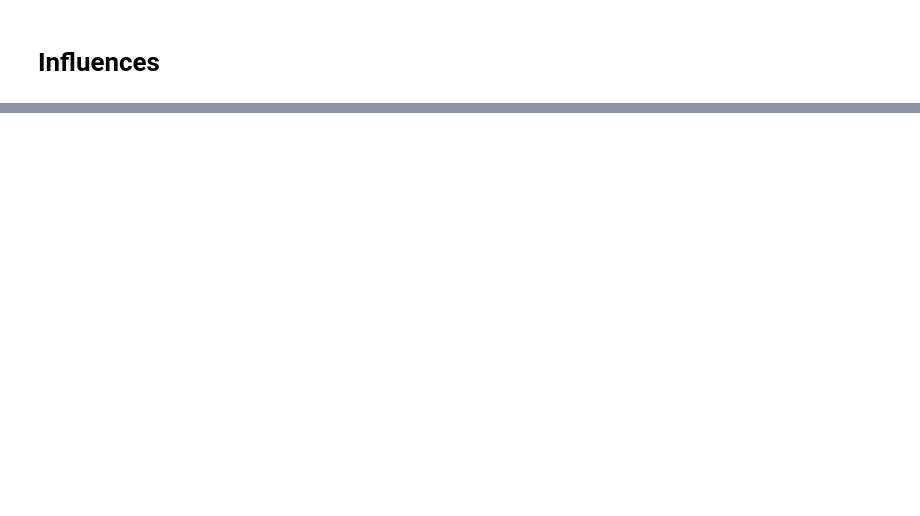
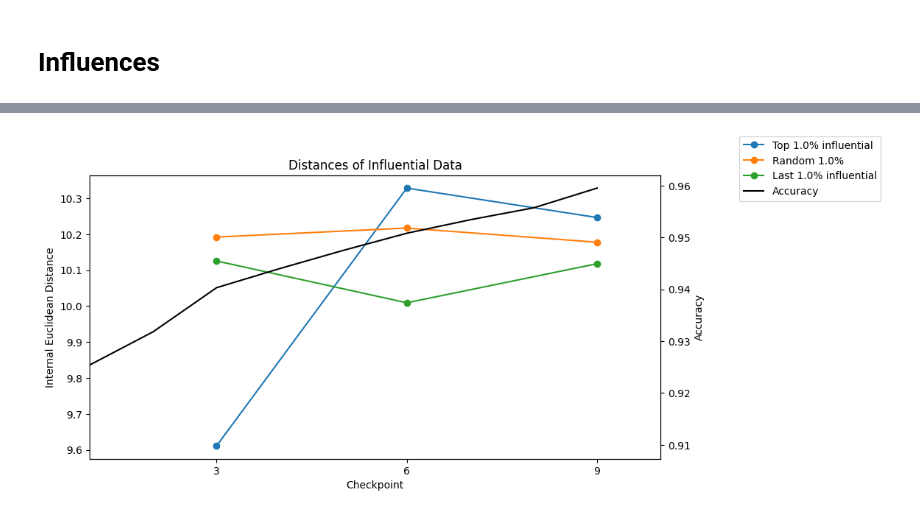
Before and after one commit to Rachelcoll/EULoInf, a Jupyter notebook: noteboooks/01_nn_models.ipynb, the cells around one changed output, grey strips where cells are left out. Saved outputs shown, nothing was run; the diff lists cells and outputs as text; code cells hidden in the pictures; blank space fills up the shorter version.

```diff
--- a/noteboooks/01_nn_models.ipynb
+++ b/noteboooks/01_nn_models.ipynb
@@ -172,0 +215,47 @@ plt.show()
+# %%
+# select 0.5% influential points
+num_data = len(mnist_train)
+fig, ax1 = plt.subplots(figsize=(10, 5))
+ax1.set_xlim(min(x_vals), max(x_vals))
+plt.title("Distances of Influential Data")
+mnist_ckpt_imgs = top_or_least_influences(mnist_influences, mnist_train, num_per_row=int(p*num_data))
+top_inf_inter_distances = []
+for ckpt_imgs in mnist_ckpt_imgs:
+    ckpt_imgs = np.array([img[0] for img in ckpt_imgs])
+    mean_dist = calc_inter_dist(ckpt_imgs)
+    top_inf_inter_distances.append(mean_dist)
+ax1.plot(checkpoint_labels, top_inf_inter_distances, 'o-', label=f"Top {p*100}% influential")
+
+random_inter_distances = []
+random_data = random_p_data(mnist_influences, mnist_train, len(mnist_train), p)
+for data in random_data:
+    ckpt_imgs = np.array([img[0] for img in data])
+    mean_dist = calc_inter_dist(ckpt_imgs)
+    random_inter_distances.append(mean_dist)
+ax1.plot(checkpoint_labels, random_inter_distances, 'o-', label=f"Random {p*100}%")
+
+# random_inter_distances = []
+# random_data = random_p_data(mnist_influences, mnist_train, len(mnist_train), 0.01)
+# for data in random_data:
+#     ckpt_imgs = np.array([img[0] for img in data])
+#     mean_dist = calc_inter_dist(ckpt_imgs)
+#     random_inter_distances.append(mean_dist)
+# ax1.plot(checkpoint_labels, random_inter_distances, 'o-', label="Random 1%")
+
+last_inter_distances = []
+for ckpt_imgs in top_or_least_influences(mnist_influences, mnist_train, int(p*num_data), descending=False):
+    ckpt_imgs = np.array([img[0] for img in ckpt_imgs])
+    mean_dist = calc_inter_dist(ckpt_imgs)
+    last_inter_distances.append(mean_dist)
+ax1.plot(checkpoint_labels, last_inter_distances, 'o-', label=f"Last {p*100}% influential")
+
+ax1.set_xlabel("Checkpoint")
+ax1.set_ylabel("Internal Euclidean Distance")
+ax1.set_xticks(checkpoint_labels)
+ax2 = ax1.twinx()
+ax2.set_ylabel("Accuracy")
+ax2.plot(accuracies, label="Accuracy", color='k')
+fig.legend(loc='upper left', bbox_to_anchor=(1,1))
+plt.show()
+# %% [output]
+[figure, added]
```
Also changed, not shown: parts of 22 cells of this notebook, 3 other files.
